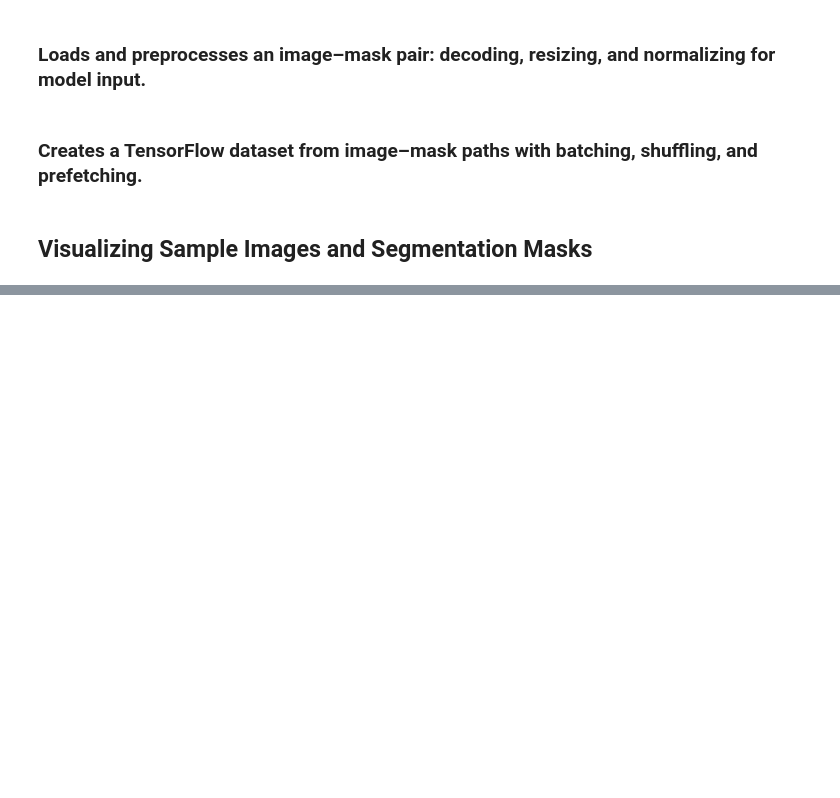
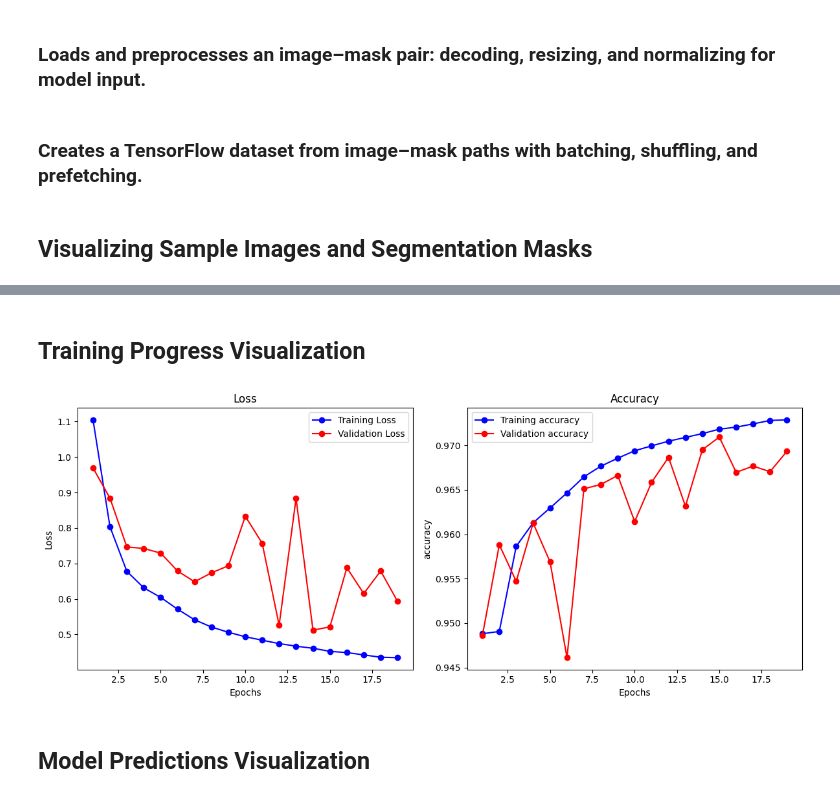
Before and after one commit to KoolDrip/Satellite-Road-Segmentation, a Jupyter notebook: notebooks/model_unet_scratch.ipynb, the cells around one changed output, grey strips where cells are left out. Cells and saved outputs as stored; diff of their text form; code cells hidden in the pictures; blank space fills up the shorter version.

Commit message:
Built and trained UNet model from scratch

```diff
--- a/notebooks/model_unet_scratch.ipynb
+++ b/notebooks/model_unet_scratch.ipynb
@@ -108,0 +210,8 @@ for image_batch, mask_batch in train_ds.take(1):
+# %%
+model = build_unet((256, 256, 3))
+
+model.compile(
+    optimizer="adam",
+    loss=bce_dice_loss,
+    metrics=["accuracy", dice_coef]
+)
@@ -108,0 +258,7 @@ for image_batch, mask_batch in train_ds.take(1):
+# %%
+history = model.fit(
+    train_ds,
+    validation_data=val_ds,
+    epochs=50,
+    callbacks=[early_stopping, model_checkpoint]
+)
@@ -108,0 +283,36 @@ for image_batch, mask_batch in train_ds.take(1):
+# %% [markdown]
+## Training Progress Visualization
+# %%
+def plot_training_history(history, filename="../Analytics/training_analytics.png"):
+    history_dict = history.history
+    epochs = range(1, len(history_dict['loss']) + 1)
+
+    plt.figure(figsize=(12, 5))
+
+    plt.subplot(1, 2, 1)
+    plt.plot(epochs, history_dict['loss'], 'bo-', label='Training Loss')
+    plt.plot(epochs, history_dict['val_loss'], 'ro-', label='Validation Loss')
+    plt.title('Loss')
+    plt.xlabel('Epochs')
+    plt.ylabel('Loss')
+    plt.legend()
+
+    acc_key = 'accuracy' if 'accuracy' in history_dict else 'iou_metric'
+
+    plt.subplot(1, 2, 2)
+    plt.plot(epochs, history_dict[acc_key], 'bo-', label=f'Training {acc_key}')
+    plt.plot(epochs, history_dict[f'val_{acc_key}'], 'ro-', label=f'Validation {acc_key}')
+    plt.title(acc_key.replace('_', ' ').title())
+    plt.xlabel('Epochs')
+    plt.ylabel(acc_key)
+    plt.legend()
+
+    plt.tight_layout()
+    plt.savefig(filename, dpi=300)
+    plt.show()
+# %%
+plot_training_history(history)
+# %% [output]
+[figure, added]
+# %% [markdown]
+## Model Predictions Visualization
```
Also changed, not shown: parts of 15 cells of this notebook, 2 other files.
